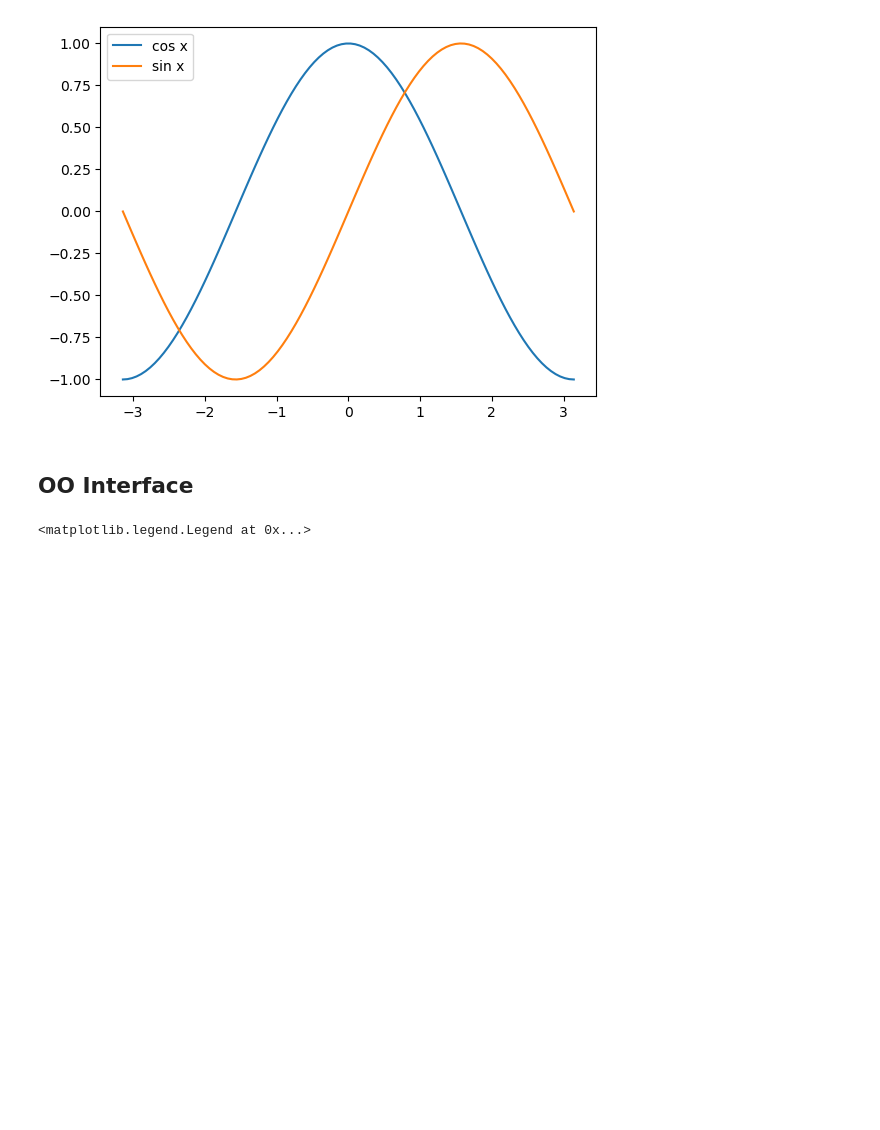
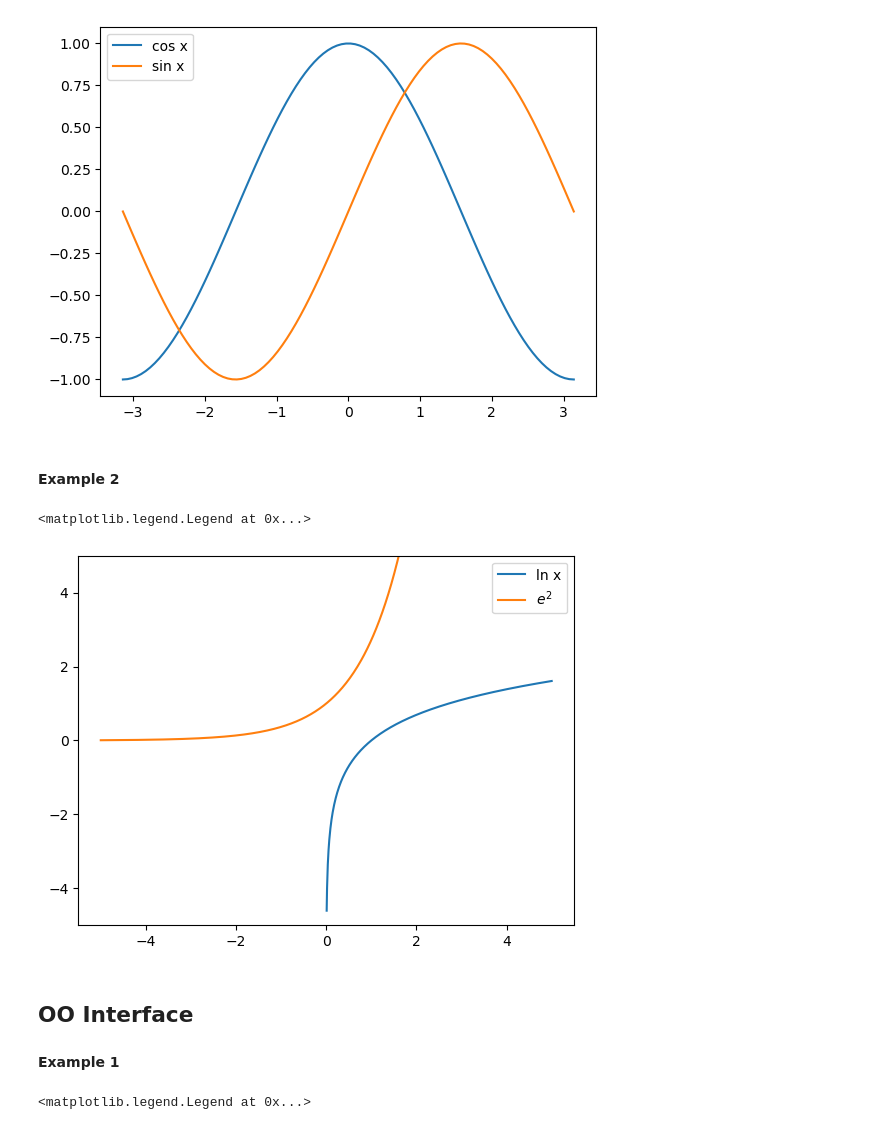
Before and after one commit to SPS-SP2273/learning-portfolio-warrenb09, a Jupyter notebook: plotting/plotting_(good).ipynb, the cells around one changed output. Cells and saved outputs as stored; diff of their text form; code cells hidden in the pictures; blank space fills up the shorter version.

```diff
--- a/plotting/plotting_(good).ipynb
+++ b/plotting/plotting_(good).ipynb
@@ -30,8 +32,30 @@ plt.legend()
 # %% [output]
 <matplotlib.legend.Legend at 0x...>
 [figure]
+# %% [markdown]
+<p></p>
+# %% [markdown]
+**Example 2**
+# %%
+from matplotlib import pyplot as plt
+import numpy as np
+
+x1 = np.linspace(0.01, 5, num=600)
+x2 = np.linspace(-5, 5, num=600)
+ln_x = np.log(x1)
+e_powerx = np.exp(x2)
+
+plt.plot(x1, ln_x, label='ln x')
+plt.plot(x2, e_powerx, label=r'$e^{2}$')
+plt.ylim([-5, 5])
+plt.legend()
+# %% [output]
+<matplotlib.legend.Legend at 0x...>
+[figure, added]
 # %% [markdown]
 ## OO Interface
+# %% [markdown]
+**Example 1**
 # %%
 from matplotlib import pyplot as plt
 import numpy as np
```
Also changed, not shown: parts of 9 cells of this notebook.
